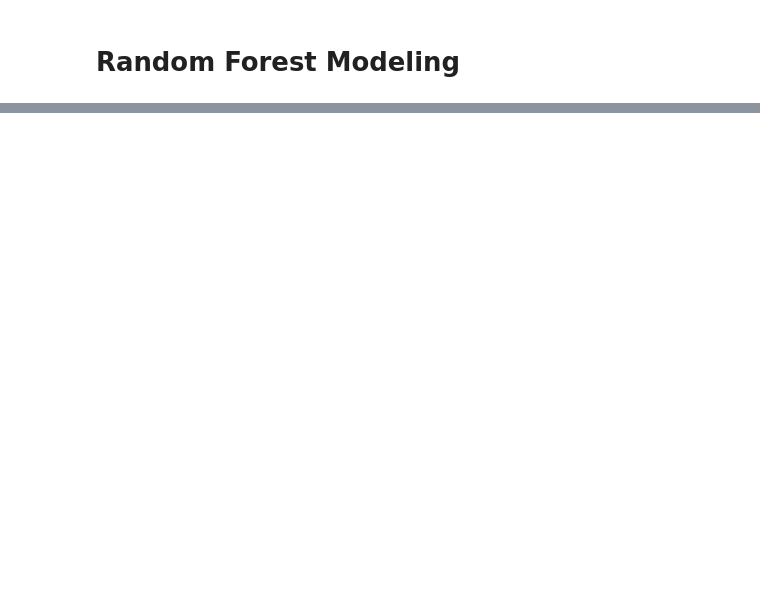
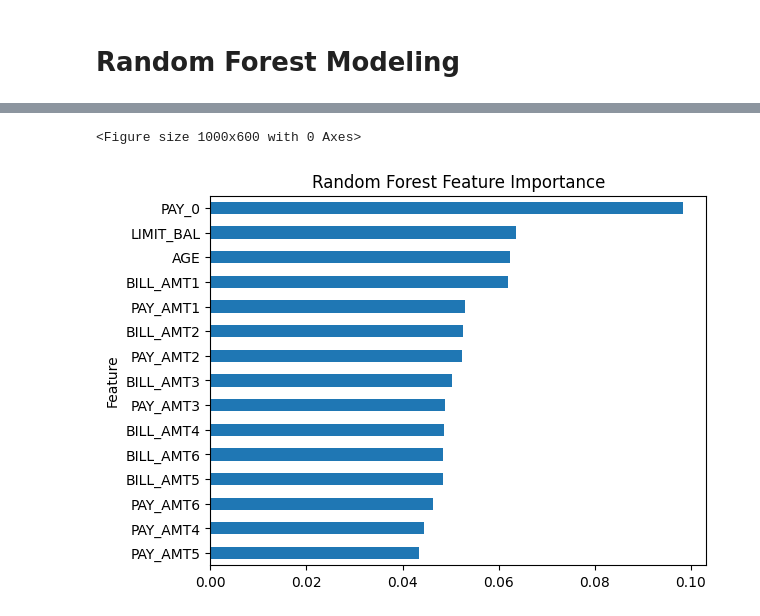
Before and after one commit to ladijadi/Projet_Scoring, a Jupyter notebook: 4_Machine_Learning_comparaison.ipynb, the cells around one changed output, grey strips where cells are left out. Drawn from its saved outputs; the diff is of its cells as text; code cells hidden in the pictures; blank space fills up the shorter version.

```diff
--- a/4_Machine_Learning_comparaison.ipynb
+++ b/4_Machine_Learning_comparaison.ipynb
@@ -2,0 +59,16 @@
+# %%
+# Split the data into features and target variable
+X = data.drop(columns=[target])
+y = data[target].astype(int)
+
+# Split the data into training and testing sets with stratification
+X_train, X_test, y_train, y_test = train_test_split(
+    X,
+    y,
+    test_size=0.3,
+    random_state=42,
+    stratify=y
+)
+
+print("Train size:", X_train.shape)
+print("Test size:", X_test.shape)
@@ -2,0 +78,5 @@
+# %%
+# categorical features to be one-hot encoded
+categorical_features = ["SEX", "EDUCATION", "MARRIAGE"]
+
+numeric_features = [col for col in X.columns if col not in categorical_features]
@@ -14,0 +136,10 @@ NameError: name 'X_train_df' is not defined
+# %%
+# Feature importance
+rf_importance = pd.DataFrame({
+    "Feature": X_train_df.columns,
+    "Importance": forest.feature_importances_
+})
+
+rf_importance = rf_importance.sort_values("Importance", ascending=False)
+
+rf_importance.head(10)
@@ -14,0 +158,16 @@ NameError: name 'X_train_df' is not defined
+# %%
+# Vizualize feature importance
+plt.figure(figsize=(10,6))
+
+rf_importance.head(15).sort_values("Importance").plot(
+    x="Feature",
+    y="Importance",
+    kind="barh",
+    legend=False
+)
+
+plt.title("Random Forest Feature Importance")
+plt.show()
+# %% [output]
+<Figure size 1000x600 with 0 Axes>
+[figure, added]
```
Also changed, not shown: parts of 14 cells of this notebook, 1 other file.
